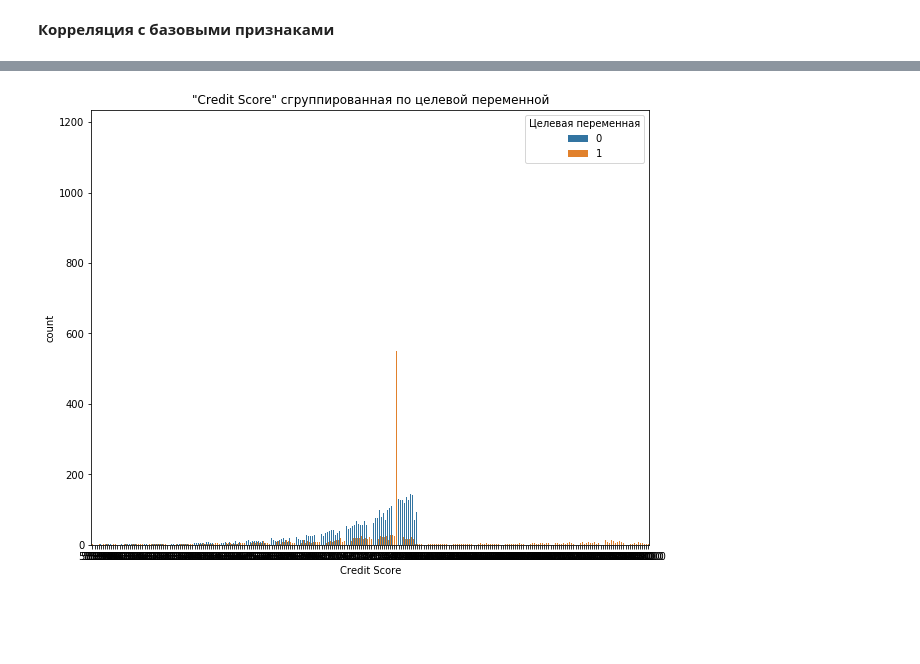
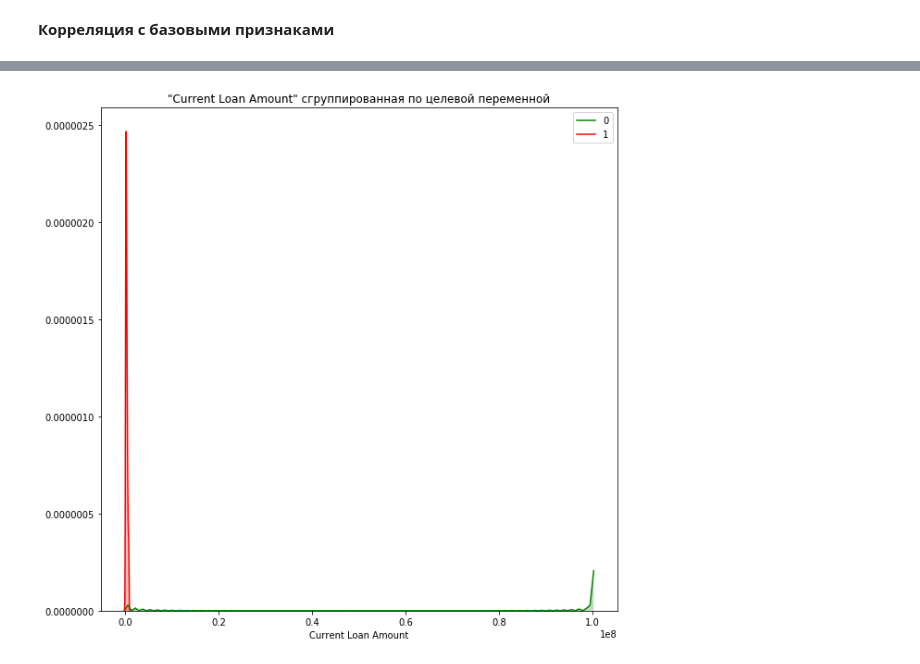
Before and after one commit to superbe/PythonLibrariesForDataScience2, a Jupyter notebook: Course project.ipynb, the cells around one changed output, grey strips where cells are left out. Saved outputs shown, nothing was run; the diff lists cells and outputs as text; code cells hidden in the pictures; blank space fills up the shorter version.

```diff
--- a/Course project.ipynb
+++ b/Course project.ipynb
@@ -413,8 +533,22 @@ __Оценка признака "Credit Score" в разрезе целевой
+# %%
+limit_bal_with_target_s = df_train[['Current Loan Amount', TARGET_NAME]].sample(1000)
+limit_bal_s = limit_bal_with_target_s['Current Loan Amount']
+limit_bal_target_0 = limit_bal_s[limit_bal_with_target_s[TARGET_NAME] == 0]
+limit_bal_target_1 = limit_bal_s[limit_bal_with_target_s[TARGET_NAME] == 1]
+
+plt.figure(figsize=(10, 10))
+
+sns.kdeplot(limit_bal_target_0, shade=True, label='0', color='g')
+sns.kdeplot(limit_bal_target_1, shade=True, label='1', color='r')
+
+plt.xlabel('Current Loan Amount')
+plt.title('"Current Loan Amount" сгруппированная по целевой переменной')
+plt.show()
+# %% [output]
+[figure, added]
 # %%
 plt.figure(figsize=(10, 8))
-sns.countplot(x="Credit Score", hue=TARGET_NAME, data=df_train)
-plt.title('"Credit Score" сгруппированная по целевой переменной')
+sns.countplot(x="Current Loan Amount", hue=TARGET_NAME, data=df_train)
+plt.title('"Current Loan Amount" сгруппированная по целевой переменной')
 plt.legend(title='Целевая переменная', loc='upper right')
 plt.show()
-# %% [output]
-[figure, removed]
```
Also changed, not shown: parts of 23 cells of this notebook.
